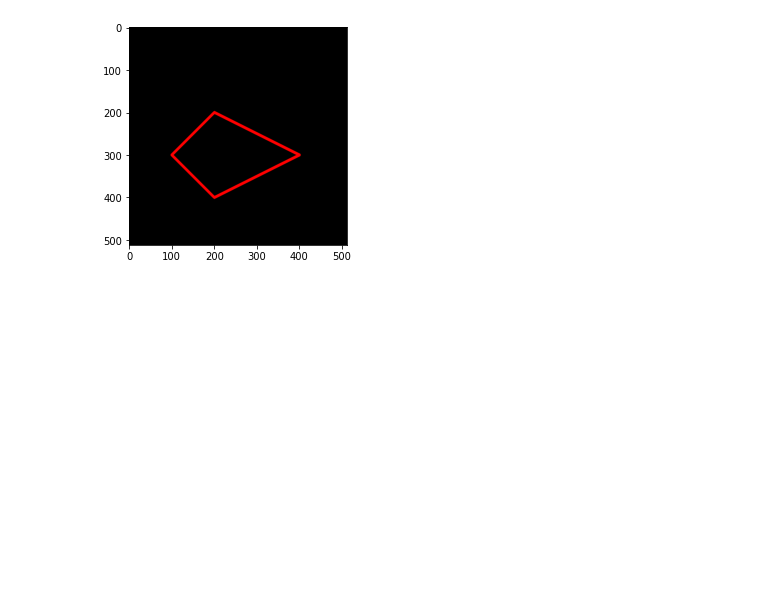
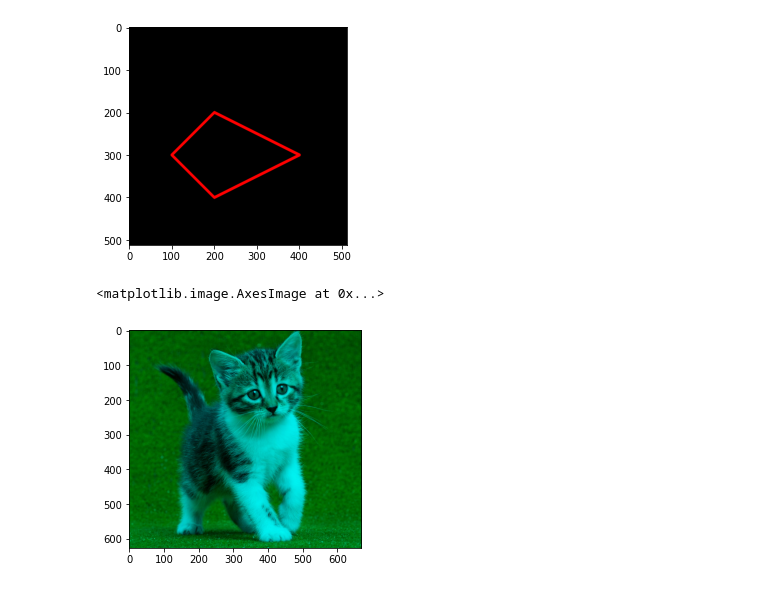
Before and after one commit to farhanfr/PCVK_Genap_2021, a Jupyter notebook: Week2.ipynb, the cells around one changed output. Drawn from its saved outputs; the diff is of its cells as text; code cells hidden in the pictures; blank space fills up the shorter version.

```diff
--- a/Week2.ipynb
+++ b/Week2.ipynb
@@ -112,0 +126,11 @@ plt.imshow(black_img2)
+# %%
+# Jawab : Tampilkan image dalam channel Red-Green dan Green-Blue saja!
+imgRoot = cv.imread('/content/drive/MyDrive/PCVK_MM/Images/image.jpeg')
+
+# Green-Blue
+getImg1 = cv.cvtColor(imgRoot,cv.COLOR_BGR2RGB)
+getImg1[:,:,0]=0
+plt.imshow(getImg1)
+# %% [output]
+<matplotlib.image.AxesImage at 0x...>
+[figure, added]
```
Also changed, not shown: parts of 7 cells of this notebook.
